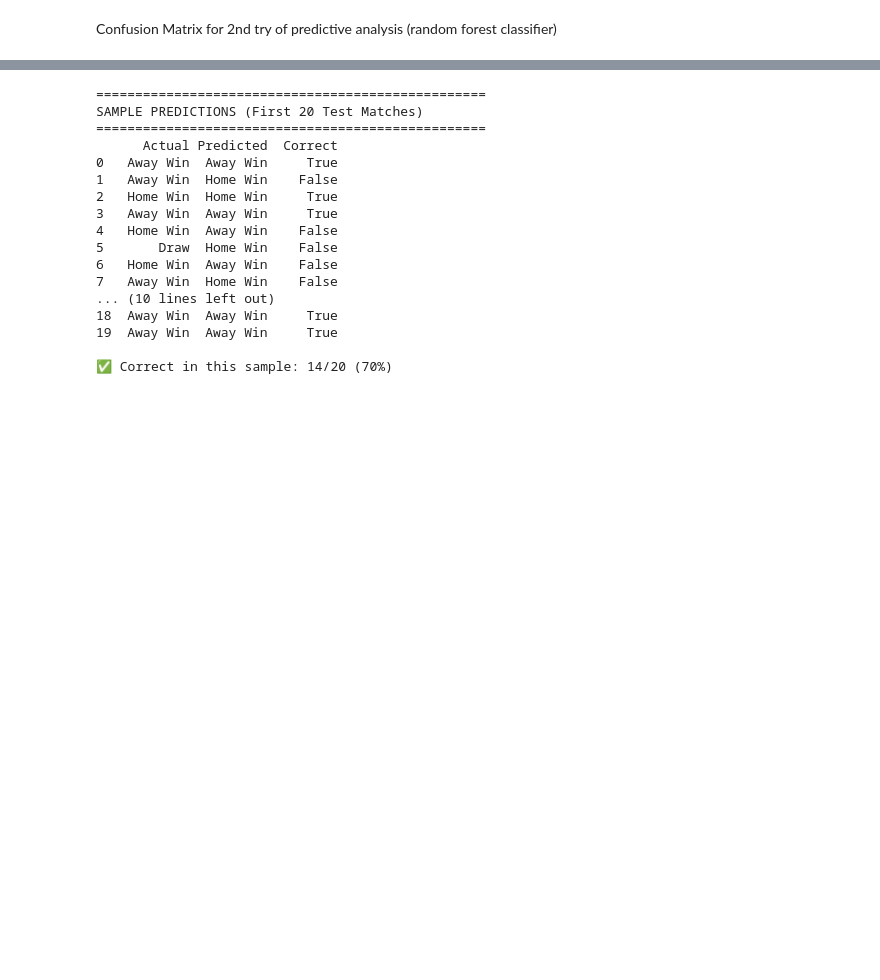
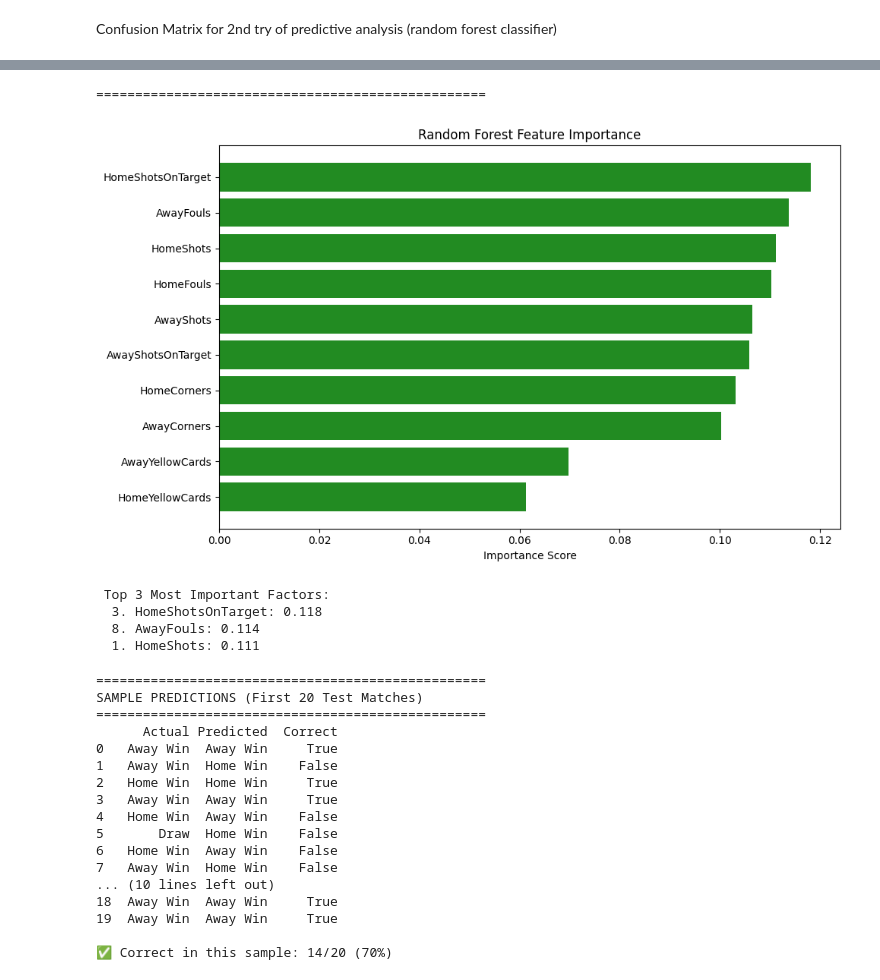
Before and after one commit to Alithani-compsc/Multi-Faceted_Analysis_of_English_Premier_League_Data-, a Jupyter notebook: Multi-Faceted Analysis of English Premier League Data.ipynb, the cells around one changed output, grey strips where cells are left out. Drawn from its saved outputs; the diff is of its cells as text; code cells hidden in the pictures; blank space fills up the shorter version.

```diff
--- a/Multi-Faceted Analysis of English Premier League Data.ipynb
+++ b/Multi-Faceted Analysis of English Premier League Data.ipynb
@@ -562,3 +695,36 @@ Top 3 (promote Away Win):
+# %%
+# ============================================
+# RANDOM FOREST FEATURE IMPORTANCE
+# ============================================
+print("\n" + "="*50)
+
+# Get feature names for Random Forest
+feature_names_rf = predictive_features_10 if rf_model.n_features_in_ == 10 else predictive_features
+
+importance_df = pd.DataFrame({
+    'feature': feature_names_rf,
+    'importance': rf_model.feature_importances_
+}).sort_values('importance', ascending=False)
+
+# Bar chart - Random Forest
+plt.figure(figsize=(10, 6))
+plt.barh(importance_df['feature'], importance_df['importance'], color='forestgreen')
+plt.xlabel('Importance Score')
+plt.title('Random Forest Feature Importance')
+plt.gca().invert_yaxis()
+plt.tight_layout()
+plt.show()
+
+print("\n Top 3 Most Important Factors:")
+for i, row in importance_df.head(3).iterrows():
+    print(f"  {i+1}. {row['feature']}: {row['importance']:.3f}")
+# %% [output]
+==================================================
+[figure, added]
+ Top 3 Most Important Factors:
+  3. HomeShotsOnTarget: 0.118
+  8. AwayFouls: 0.114
+  1. HomeShots: 0.111
 # %%
 # Look at actual vs predicted for test matches
 sample_size = min(20, len(y_test))
```
Also changed, not shown: parts of 24 cells of this notebook.
